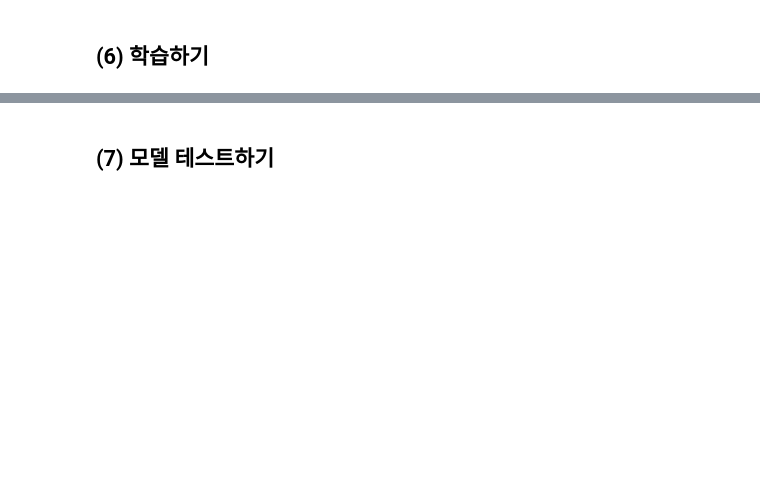
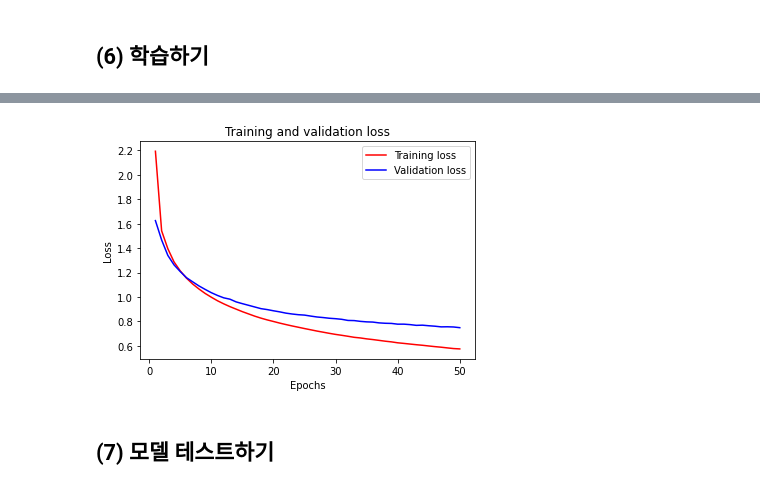
Before and after one commit to jangddu/first-repository, a Jupyter notebook: Project_Assignment/[19th_GD_NLP03].ipynb, the cells around one changed output, grey strips where cells are left out. Drawn from its saved outputs; the diff is of its cells as text; code cells hidden in the pictures; blank space fills up the shorter version.

```diff
--- a/Project_Assignment/[19th_GD_NLP03].ipynb
+++ b/Project_Assignment/[19th_GD_NLP03].ipynb
@@ -150,7 +172,4 @@ print(encoder_input[0])
 # %%
-encoder_input = to_categorical(encoder_input)
-decoder_input = to_categorical(decoder_input)
-decoder_target = to_categorical(decoder_target)
 print('영어 데이터의 크기(shape) :',np.shape(encoder_input))
 print('프랑스어 입력데이터의 크기(shape) :',np.shape(decoder_input))
 print('프랑스어 출력데이터의 크기(shape) :',np.shape(decoder_target))
@@ -162,5 +181,12 @@ print('프랑스어 출력데이터의 크기(shape) :',np.shape(decoder_target)
 # %% [markdown]
 ## (4) 훈련데이터, 평가데이터 분리
+# %%
+indices = np.arange(encoder_input.shape[0])
+np.random.shuffle(indices)
+
+encoder_input = encoder_input[indices]
+decoder_input = decoder_input[indices]
+decoder_target = decoder_target[indices]
 # %%
 n_of_val = 3000
 
@@ -241,4 +267,4 @@ plot_model(model)
 # %%
 history = model.fit(x=[encoder_input_train, decoder_input_train], y=decoder_target_train, \
           validation_data = ([encoder_input_test, decoder_input_test], decoder_target_test),
-          batch_size=32, epochs=10)
+          batch_size=128, epochs=50)
@@ -245,34 +289,23 @@ history = model.fit(x=[encoder_input_train, decoder_input_train], y=decoder_targ
 # %%
+import matplotlib.pyplot as plt
+
 history_dict = history.history
-
-acc = history_dict['accuracy']
-val_acc = history_dict['val_accuracy']
 loss = history_dict['loss']
 val_loss = history_dict['val_loss']
 
-epochs = range(1, len(acc) + 1)
-
-plt.figure(figsize=(12,8))
+epochs = range(1, len(loss) + 1)
 
 # loss 그래프
-plt.subplot(1,2,1)
-plt.plot(epochs, loss, 'bo', label='Training loss')
+plt.plot(epochs, loss, 'r', label='Training loss')
 plt.plot(epochs, val_loss, 'b', label='Validation loss')
 plt.title('Training and validation loss')
 plt.xlabel('Epochs')
 plt.ylabel('Loss')
 plt.legend()
 
-# accuracy 그래프
-plt.subplot(1,2,2)
-plt.plot(epochs, acc, 'ro', label='Training acc')
-plt.plot(epochs, val_acc, 'r', label='Validation acc')
-plt.title('Training and validation accuracy')
-plt.xlabel('Epochs')
-plt.ylabel('Accuracy')
-plt.legend()
-
 plt.show()
+# %% [output]
+[figure, added]
 # %% [markdown]
 ## (7) 모델 테스트하기
 # %%
```
Also changed, not shown: parts of 33 cells of this notebook.
